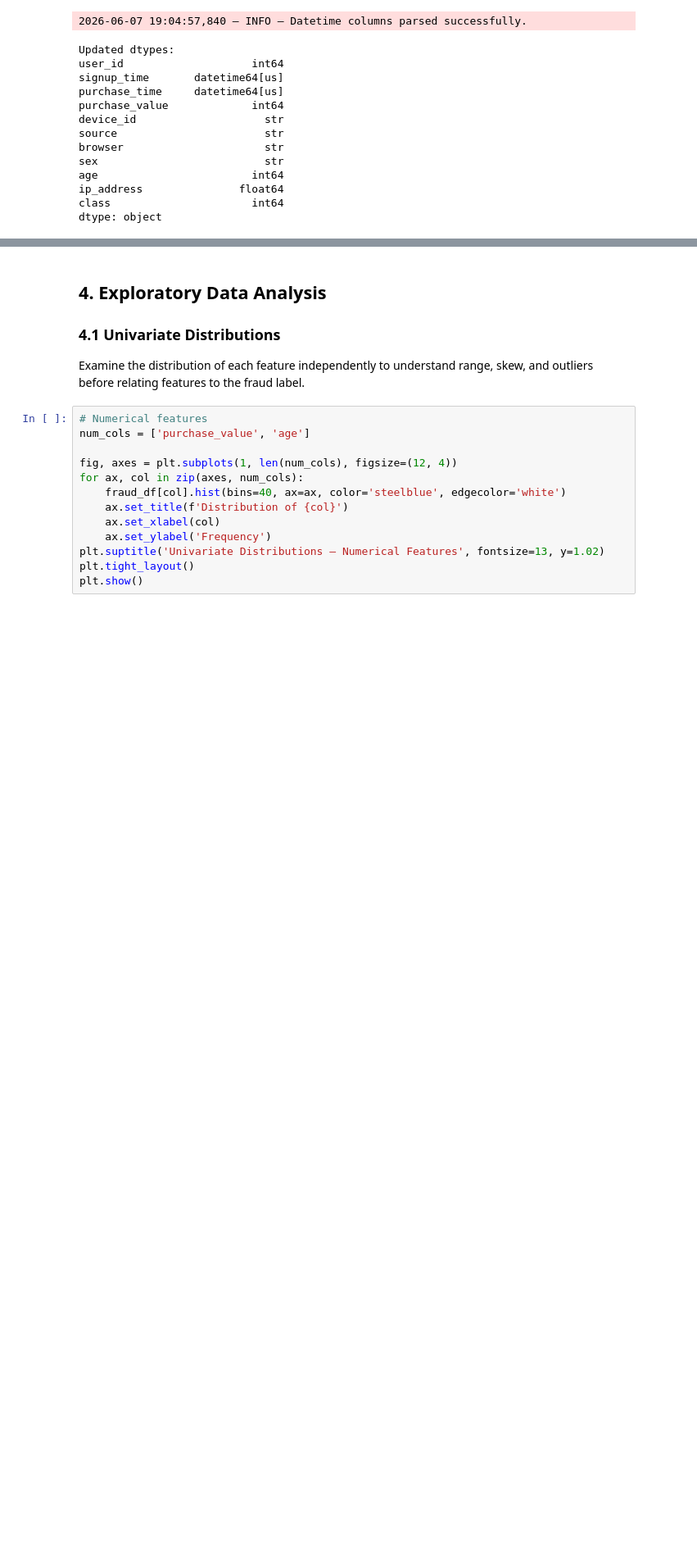
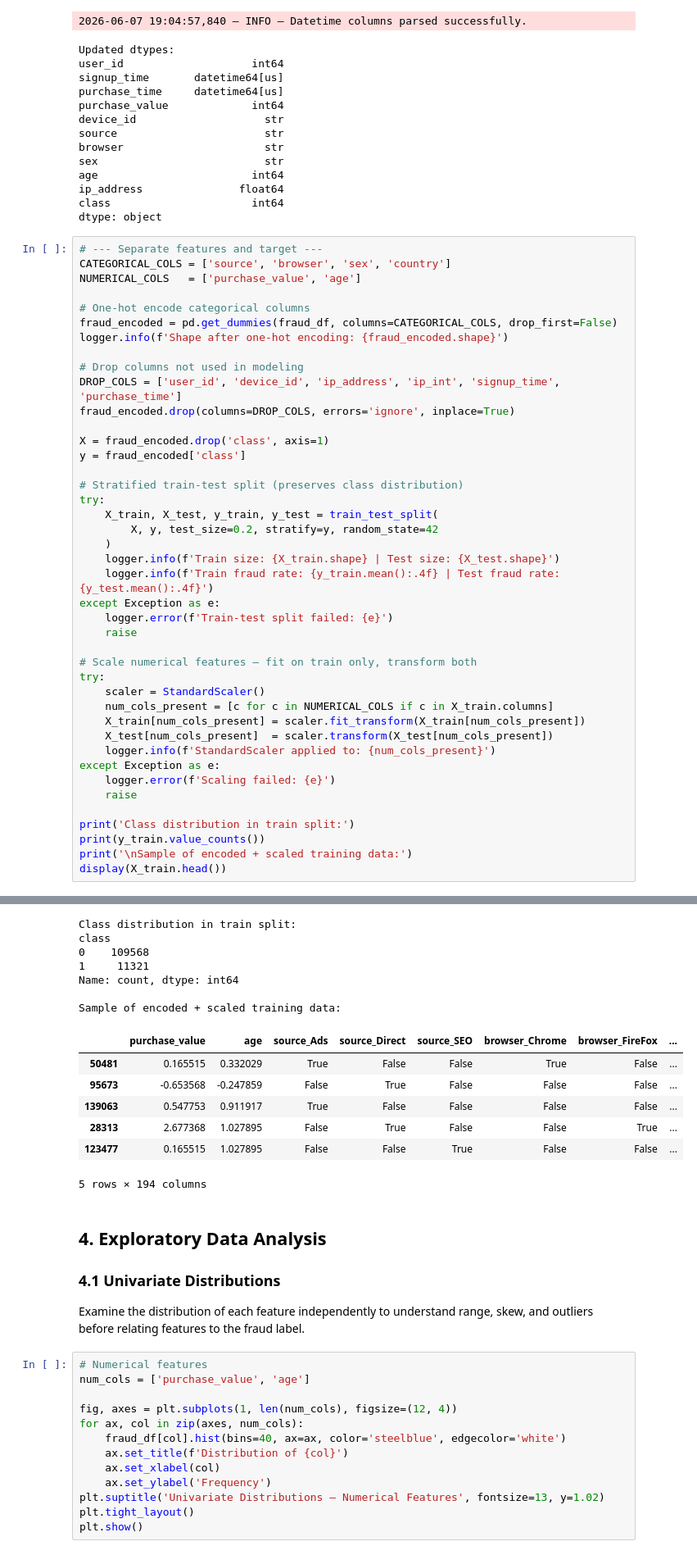
Before and after one commit to Redeat-Birhane/fraud-detection, a Jupyter notebook: notebooks/eda-fraud-data.ipynb, the cells around one changed output, grey strips where cells are left out. Shown at 82% size. Drawn from its saved outputs; the diff is of its cells as text; blank space fills up the shorter version.

Commit message:
feat: add one-hot encoding and StandardScaler to Fraud_Data preprocessing

```diff
--- a/notebooks/eda-fraud-data.ipynb
+++ b/notebooks/eda-fraud-data.ipynb
@@ -201,3 +209,46 @@ age                        int64
 ip_address               float64
 class                      int64
 dtype: object
+# %%
+# --- Separate features and target ---
+CATEGORICAL_COLS = ['source', 'browser', 'sex', 'country']
+NUMERICAL_COLS   = ['purchase_value', 'age']
+
+# One-hot encode categorical columns
+fraud_encoded = pd.get_dummies(fraud_df, columns=CATEGORICAL_COLS, drop_first=False)
+logger.info(f'Shape after one-hot encoding: {fraud_encoded.shape}')
+
+# Drop columns not used in modeling
+DROP_COLS = ['user_id', 'device_id', 'ip_address', 'ip_int', 'signup_time', 'purchase_time']
+fraud_encoded.drop(columns=DROP_COLS, errors='ignore', inplace=True)
+
+X = fraud_encoded.drop('class', axis=1)
+y = fraud_encoded['class']
+
+# Stratified train-test split (preserves class distribution)
+try:
+    X_train, X_test, y_train, y_test = train_test_split(
+        X, y, test_size=0.2, stratify=y, random_state=42
+    )
+    logger.info(f'Train size: {X_train.shape} | Test size: {X_test.shape}')
+    logger.info(f'Train fraud rate: {y_train.mean():.4f} | Test fraud rate: {y_test.mean():.4f}')
+except Exception as e:
+    logger.error(f'Train-test split failed: {e}')
+    raise
+
+# Scale numerical features — fit on train only, transform both
+try:
+    scaler = StandardScaler()
+    num_cols_present = [c for c in NUMERICAL_COLS if c in X_train.columns]
+    X_train[num_cols_present] = scaler.fit_transform(X_train[num_cols_present])
+    X_test[num_cols_present]  = scaler.transform(X_test[num_cols_present])
+    logger.info(f'StandardScaler applied to: {num_cols_present}')
+except Exception as e:
+    logger.error(f'Scaling failed: {e}')
+    raise
+
+print('Class distribution in train split:')
+print(y_train.value_counts())
+print('\nSample of encoded + scaled training data:')
+display(X_train.head())
+# %% [output]
@@ -204,3 +259,17 @@ dtype: object
+Class distribution in train split:
+class
+0    109568
+1     11321
+Name: count, dtype: int64
+
+Sample of encoded + scaled training data:
+|  | purchase_value | age | source_Ads | source_Direct | source_SEO | browser_Chrome | browser_FireFox | ... |
+| 50481 | 0.165515 | 0.332029 | True | False | False | True | False | ... |
+| 95673 | -0.653568 | -0.247859 | False | True | False | False | False | ... |
+| 139063 | 0.547753 | 0.911917 | True | False | False | False | False | ... |
+| 28313 | 2.677368 | 1.027895 | False | True | False | False | True | ... |
+| 123477 | 0.165515 | 1.027895 | False | False | True | False | False | ... |
+5 rows × 194 columns
 # %% [markdown]
 ## 4. Exploratory Data Analysis
 
```
Also changed, not shown: parts of 3 cells of this notebook.
